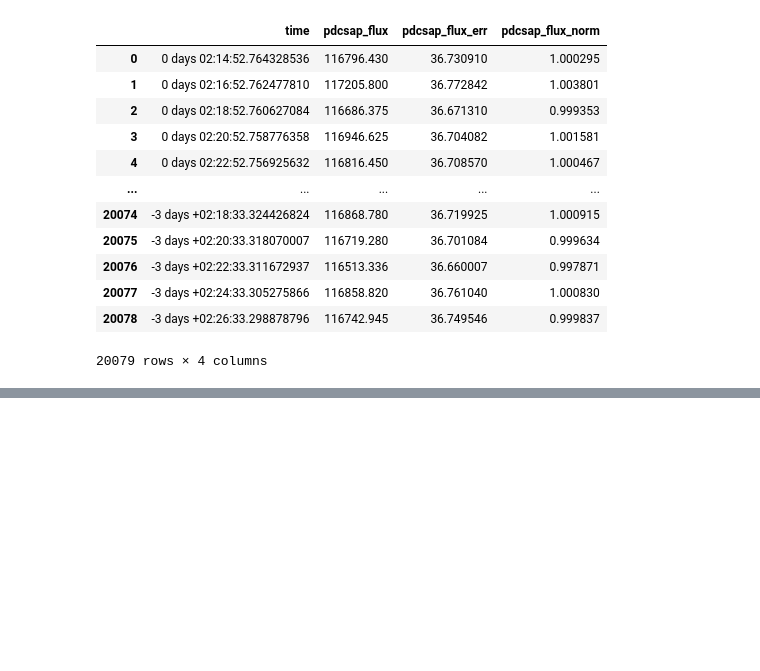
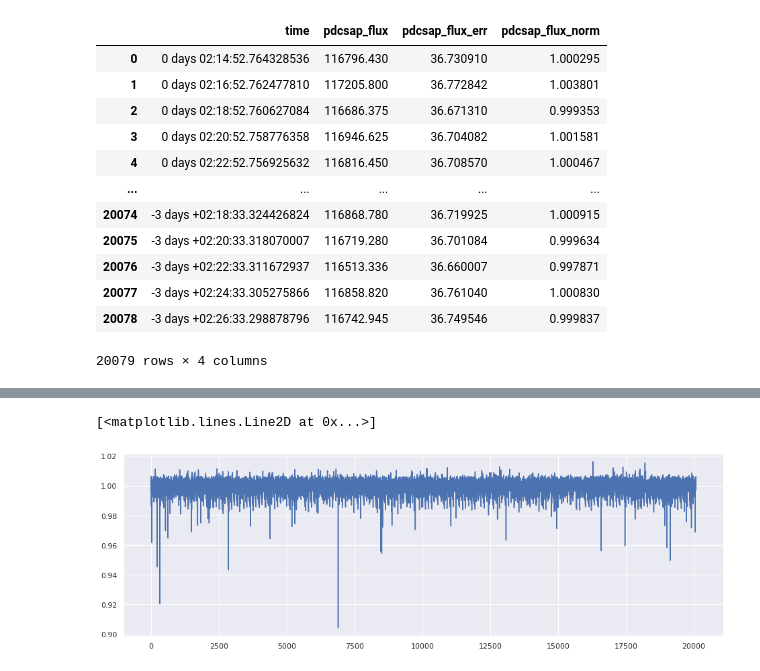
Before and after one commit to jdowzell/Thesis, a Jupyter notebook: 20211101 - LightKurve stuff.ipynb, the cells around one changed output, grey strips where cells are left out. Cells and saved outputs as stored; diff of their text form; code cells hidden in the pictures; blank space fills up the shorter version.

```diff
--- a/20211101 - LightKurve stuff.ipynb
+++ b/20211101 - LightKurve stuff.ipynb
@@ -249,0 +214,8 @@ TypeError: 'method' object is not subscriptable
+# %%
+X = np.load("fold_lc.npy", allow_pickle=True)
+# %%
+Y = [x[1] for x in X]
+plt.plot(Y)
+# %% [output]
+[<matplotlib.lines.Line2D at 0x...>]
+[figure, added]
```
Also changed, not shown: parts of 13 cells of this notebook, 5 other files.
